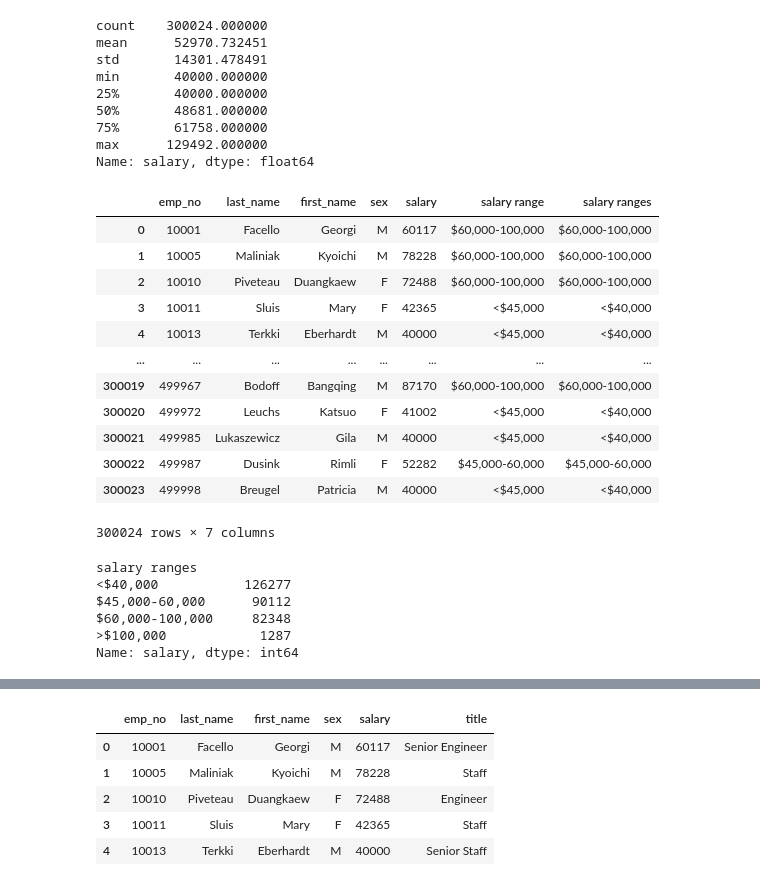
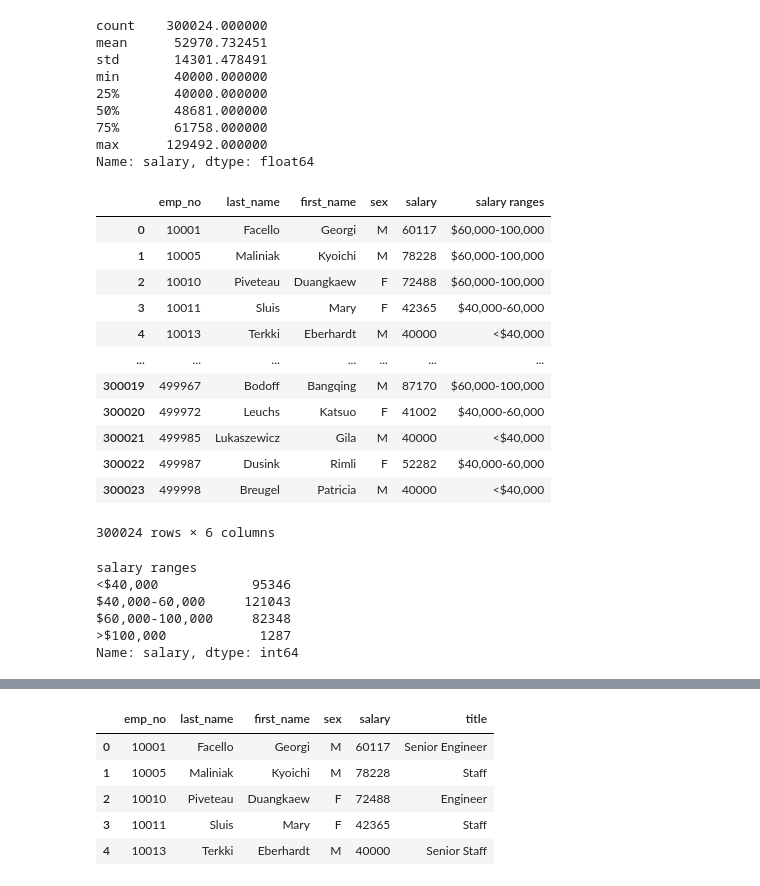
Before and after one commit to bmilne64/Employee-Data-Inquiry, a Jupyter notebook: EmployeeSQL/Employee Database Bonus .ipynb, the cells around one changed output, grey strips where cells are left out. Cells and saved outputs as stored; diff of their text form; code cells hidden in the pictures.

```diff
--- a/EmployeeSQL/Employee Database Bonus .ipynb
+++ b/EmployeeSQL/Employee Database Bonus .ipynb
@@ -44,28 +44,28 @@ max      129492.000000
 Name: salary, dtype: float64
 # %%
 #create bins
-salary_bins = [0, 45000, 60000, 100000, 130000]
+salary_bins = [0, 40000, 60000, 100000, 130000]
 
 #create labels
-labels = ["<$40,000", "$45,000-60,000", "$60,000-100,000", ">$100,000"]
+labels = ["<$40,000", "$40,000-60,000", "$60,000-100,000", ">$100,000"]
 
 #add a column for salary ranges to existing dataframe
 salary_df["salary ranges"] = pd.cut(salary_df["salary"], bins=salary_bins, labels=labels)
 salary_df
 # %% [output]
-|  | emp_no | last_name | first_name | sex | salary | salary range | salary ranges |
-| 0 | 10001 | Facello | Georgi | M | 60117 | $60,000-100,000 | $60,000-100,000 |
-| 1 | 10005 | Maliniak | Kyoichi | M | 78228 | $60,000-100,000 | $60,000-100,000 |
-| 2 | 10010 | Piveteau | Duangkaew | F | 72488 | $60,000-100,000 | $60,000-100,000 |
-| 3 | 10011 | Sluis | Mary | F | 42365 | <$45,000 | <$40,000 |
-| 4 | 10013 | Terkki | Eberhardt | M | 40000 | <$45,000 | <$40,000 |
-| ... | ... | ... | ... | ... | ... | ... | ... |
-| 300019 | 499967 | Bodoff | Bangqing | M | 87170 | $60,000-100,000 | $60,000-100,000 |
-| 300020 | 499972 | Leuchs | Katsuo | F | 41002 | <$45,000 | <$40,000 |
-| 300021 | 499985 | Lukaszewicz | Gila | M | 40000 | <$45,000 | <$40,000 |
-| 300022 | 499987 | Dusink | Rimli | F | 52282 | $45,000-60,000 | $45,000-60,000 |
-| 300023 | 499998 | Breugel | Patricia | M | 40000 | <$45,000 | <$40,000 |
+|  | emp_no | last_name | first_name | sex | salary | salary ranges |
+| 0 | 10001 | Facello | Georgi | M | 60117 | $60,000-100,000 |
+| 1 | 10005 | Maliniak | Kyoichi | M | 78228 | $60,000-100,000 |
+| 2 | 10010 | Piveteau | Duangkaew | F | 72488 | $60,000-100,000 |
+| 3 | 10011 | Sluis | Mary | F | 42365 | $40,000-60,000 |
+| 4 | 10013 | Terkki | Eberhardt | M | 40000 | <$40,000 |
+| ... | ... | ... | ... | ... | ... | ... |
+| 300019 | 499967 | Bodoff | Bangqing | M | 87170 | $60,000-100,000 |
+| 300020 | 499972 | Leuchs | Katsuo | F | 41002 | $40,000-60,000 |
+| 300021 | 499985 | Lukaszewicz | Gila | M | 40000 | <$40,000 |
+| 300022 | 499987 | Dusink | Rimli | F | 52282 | $40,000-60,000 |
+| 300023 | 499998 | Breugel | Patricia | M | 40000 | <$40,000 |
-300024 rows × 7 columns
+300024 rows × 6 columns
 # %%
 sal_sort = salary_df.groupby('salary ranges')['salary'].count()
 sal_sort
@@ -74,8 +74,8 @@ bins = salary_df['salary ranges'].unique()
 sal_sort
 # %% [output]
 salary ranges
-<$40,000           126277
-$45,000-60,000      90112
+<$40,000            95346
+$40,000-60,000     121043
 $60,000-100,000     82348
 >$100,000            1287
 Name: salary, dtype: int64
```
Also changed, not shown: parts of 2 cells of this notebook, 2 other files.
